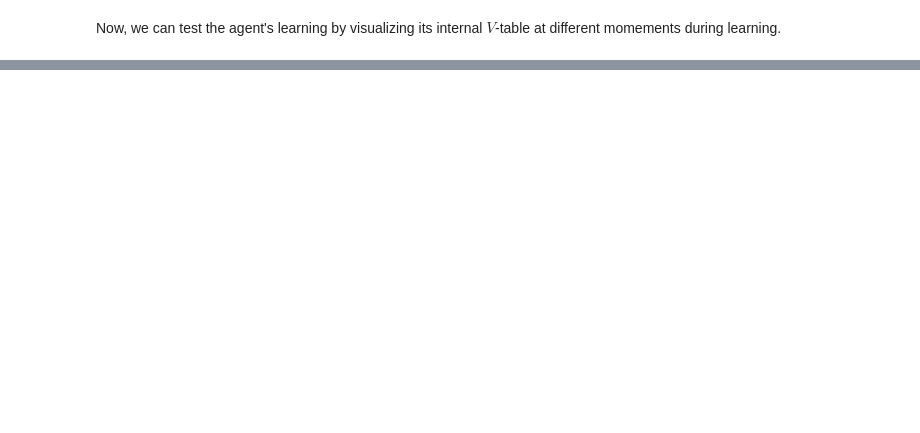
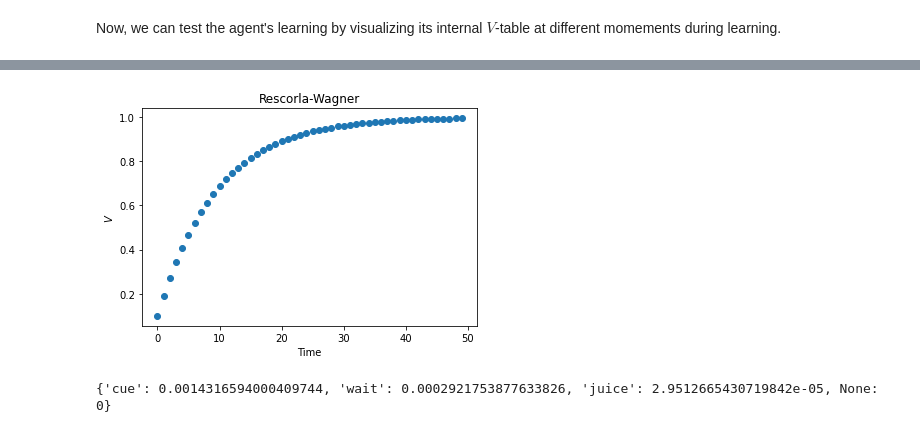
Before and after one commit to TheRealDrDre/CompCogNeuro, a Jupyter notebook: RL/RL1_agents.ipynb, the cells around one changed output, grey strips where cells are left out. Cells and saved outputs as stored; diff of their text form; code cells hidden in the pictures; blank space fills up the shorter version.

```diff
--- a/RL/RL1_agents.ipynb
+++ b/RL/RL1_agents.ipynb
@@ -182,0 +240,22 @@ plt.savefig("figures/vtable.png")
+# %%
+V = 0
+alpha = 0.1
+R = 1
+
+Vs = []
+for t in range(50):
+    dV = alpha * (R - V)
+    V += dV
+    Vs.append(V)
+
+plt.plot(Vs, "o")
+plt.title("Rescorla-Wagner")
+plt.xlabel("Time")
+plt.ylabel(r"$V$")
+plt.savefig("figures/r-w.png")
+# %% [output]
+[figure, added]
+# %%
+print(a.RPE)
+# %% [output]
+{'cue': 0.0014316594000409744, 'wait': 0.0002921753877633826, 'juice': 2.9512665430719842e-05, None: 0}
```
Also changed, not shown: parts of 6 cells of this notebook, 5 other files.
